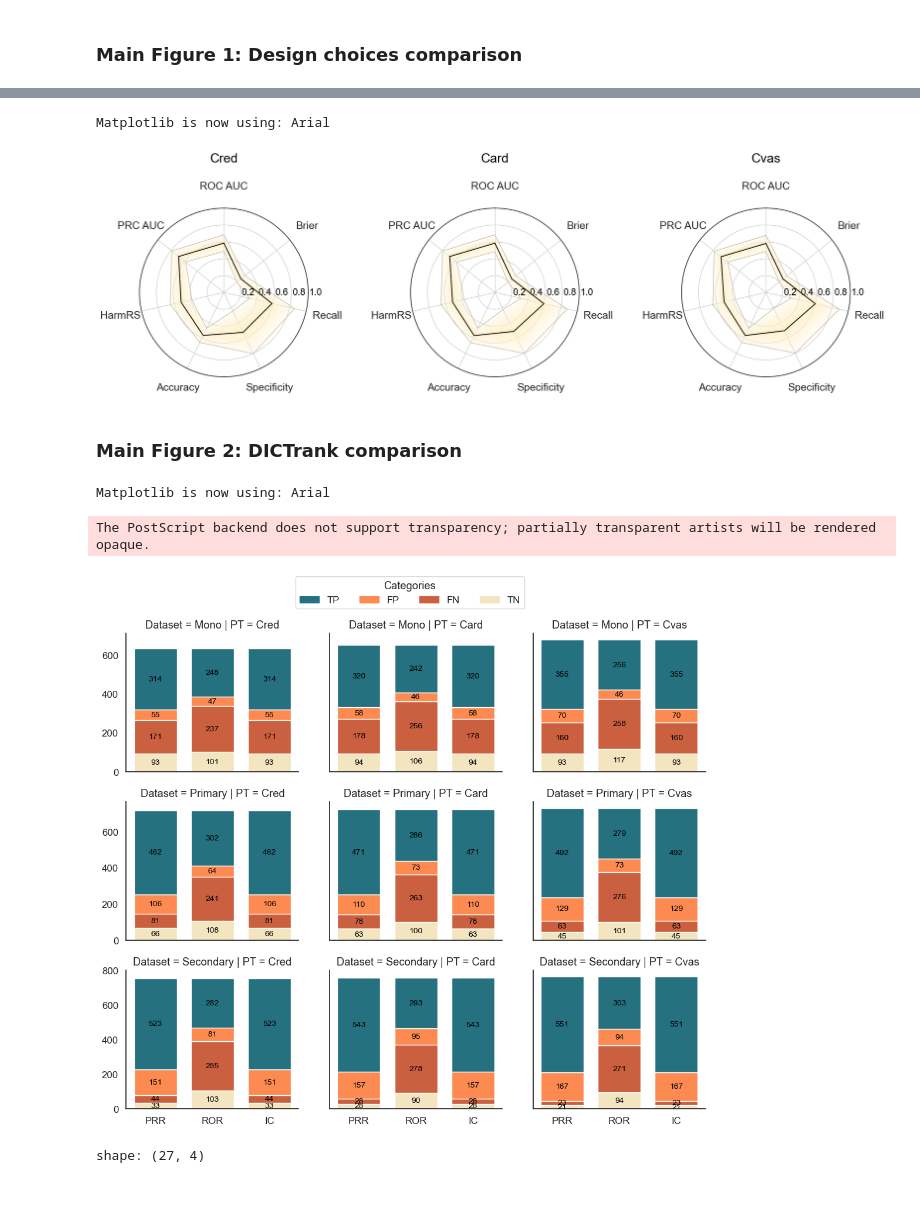
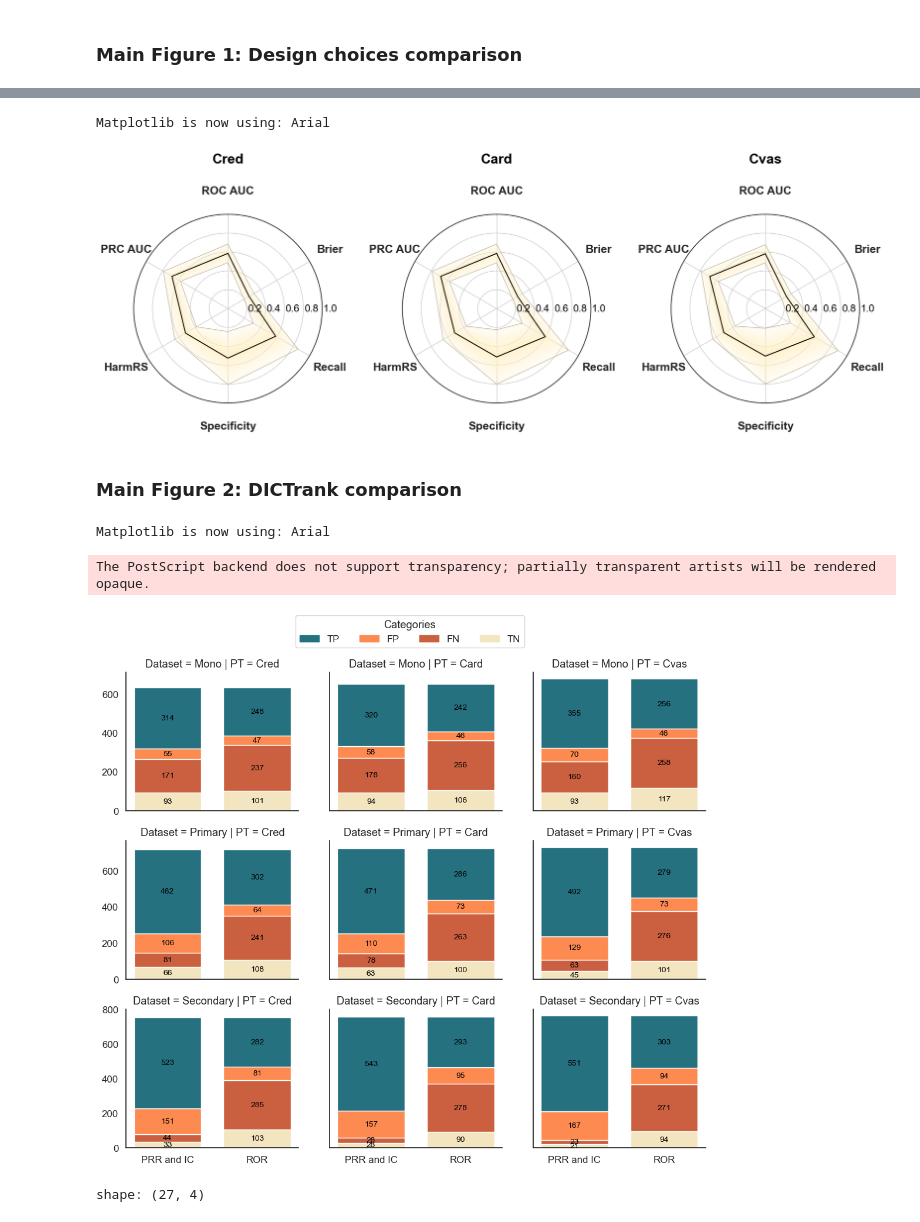
Before and after one commit to M-Iwan/CARBIDE, a Jupyter notebook: notebooks/5_Figures.ipynb, the cells around one changed output, grey strips where cells are left out. Cells and saved outputs as stored; diff of their text form; code cells hidden in the pictures; blank space fills up the shorter version.

```diff
--- a/notebooks/5_Figures.ipynb
+++ b/notebooks/5_Figures.ipynb
@@ -30,6 +30,7 @@ LABEL_SIZE = 16
 TITLE_SIZE = 22
 TITLE_OFFSET = 1.25
 metrics = ['ROC AUC', 'Brier', 'Recall', 'Specificity', 'Accuracy', 'HarmRS', 'PRC AUC']
+metrics = ['ROC AUC', 'Brier', 'Recall', 'Specificity', 'HarmRS', 'PRC AUC']
 # %%
 df = read_df('../results/comparison/filtering_criteria.tsv')
 
@@ -261,7 +262,7 @@ plt.savefig('../figures/1_3_PT_set.png', dpi=600, bbox_inches=None,
 plt.show()
 # %% [output]
 Matplotlib is now using: Arial
-[figure, old version]
+[figure, new version]
 # %% [markdown]
 ### Main Figure 2: DICTrank comparison
 # %%
@@ -303,7 +304,7 @@ colors = {
     'FN': '#CB6040'
 }
 
-dpa_metrics = ['PRR', 'ROR', 'IC']
+dpa_metrics = ['PRR', 'ROR']
 pt_sets = ['Cred', 'Card', 'Cvas']
 
 dpa_dtype = pd.CategoricalDtype(dpa_metrics, ordered=True)
@@ -319,39 +320,38 @@ for ax in g.axes.flatten():
     dataset = dataset.split(' = ')[-1]
     pt = pt.split(' = ')[-1]
 
-    # Filter the DataFrame for the current dataset and PT
     subset = melt_df[(melt_df['Dataset'] == dataset) & (melt_df['PT'] == pt)]
 
     x_positions = range(len(dpa_metrics))
 
     for i, dpa in enumerate(dpa_metrics):
         bottom = 0
         for category in ['TN', 'FN', 'FP', 'TP']:
             count = subset[(subset['Category'] == category) & (subset['DPA'] == dpa)]['Count']
             if not count.empty:
                 ax.bar(i, count.values[0], bottom=bottom, width=0.75,
                        alpha=1,
                        color=colors.get(category))
                 bottom += count.values[0]  # update the bottom for the next category
                 ax.text(i, bottom - count.values[0] / 2, str(count.values[0]), ha='center', va='center', color='black', size=10)
 
     ax.set_xticks(x_positions)
-    ax.set_xticklabels(dpa_metrics)
+    ax.set_xticklabels(["PRR and IC", "ROR"])
 
 legend_patches = [Patch(color=colors[category], label=f'{category} ({category})') for category in ['TP', 'FP', 'FN', 'TN']]
 
 legend_labels = ['TP', 'FP', 'FN', 'TN']
 
 g.figure.legend(legend_patches, legend_labels, title='Categories', loc='upper center', ncols=4, bbox_to_anchor=(0.5, 1.07), bbox_transform=g.figure.transFigure)
 
 plt.savefig('../figures/2_DICTrank_Comparison.eps', dpi=300, bbox_inches='tight')
 plt.savefig('../figures/2_DICTrank_Comparison.png', dpi=300, bbox_inches='tight')
 
 plt.show()
 # %% [output]
 Matplotlib is now using: Arial
 The PostScript backend does not support transparency; partially transparent artists will be rendered opaque.
-[figure, old version]
+[figure, new version]
 # %%
 gdf = pl.from_pandas(melt_df).group_by(['Dataset', 'DPA', 'PT']).agg(pl.col("Count").sum()).rename({"Count": "Total"})
 cdf = pl.from_pandas(melt_df).filter(pl.col("Category").is_in(["TP", "TN"])).group_by(['Dataset', 'DPA', 'PT']).agg(pl.col("Count").sum()).rename({"Count": "Correct"})
```
Also changed, not shown: parts of 9 cells of this notebook.
